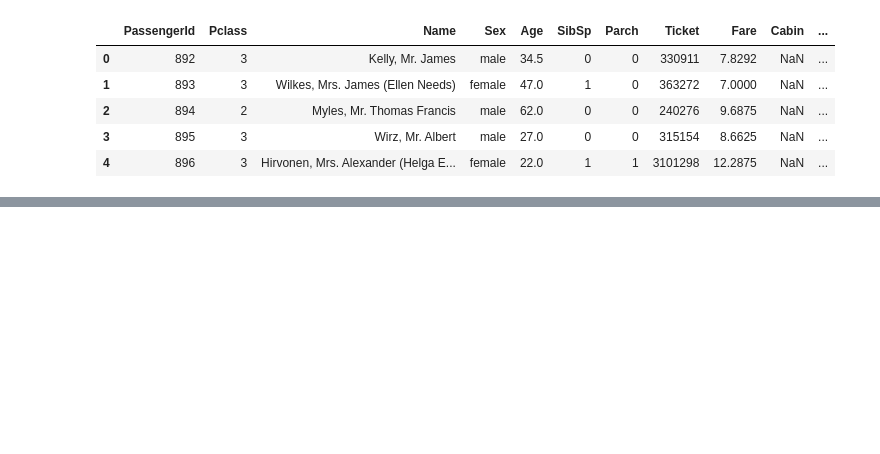
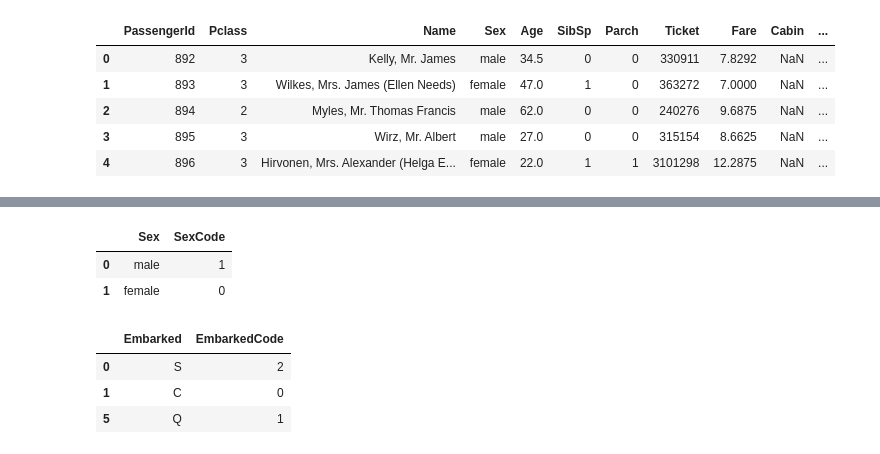
Before and after one commit to gym0569/awesome-ai, a Jupyter notebook: titanic-survival-prediction/data_preprocessing.ipynb, the cells around one changed output, grey strips where cells are left out. Saved outputs shown, nothing was run; the diff lists cells and outputs as text; code cells hidden in the pictures; blank space fills up the shorter version.

```diff
--- a/titanic-survival-prediction/decision_tree.ipynb
+++ b/titanic-survival-prediction/data_preprocessing.ipynb
@@ -65,0 +133,15 @@ test["SexCode"] = test.Sex.astype("category").cat.codes
+# %%
+# MAPPING
+train[["Sex", "SexCode"]].drop_duplicates()
+# %% [output]
+|  | Sex | SexCode |
+| 0 | male | 1 |
+| 1 | female | 0 |
+# %%
+# MAPPING
+train[["Embarked", "EmbarkedCode"]].drop_duplicates()
+# %% [output]
+|  | Embarked | EmbarkedCode |
+| 0 | S | 2 |
+| 1 | C | 0 |
+| 5 | Q | 1 |
```
Also changed, not shown: parts of 46 cells of this notebook, 1 other file.
